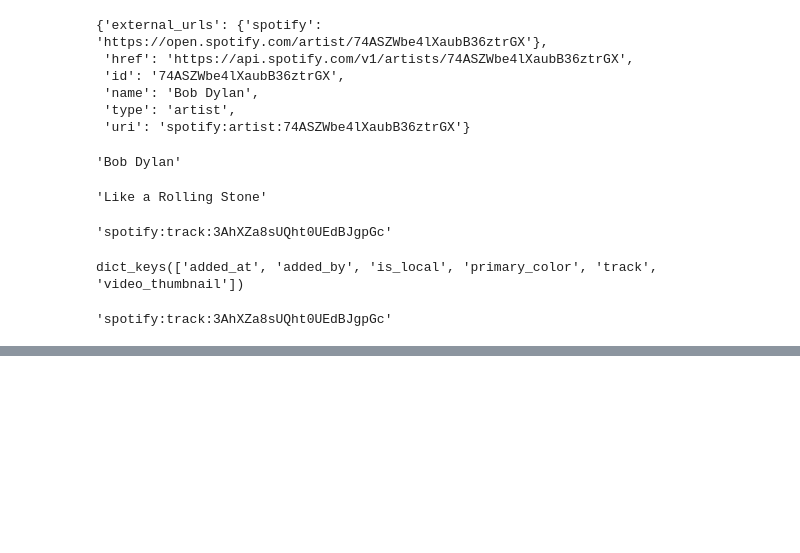
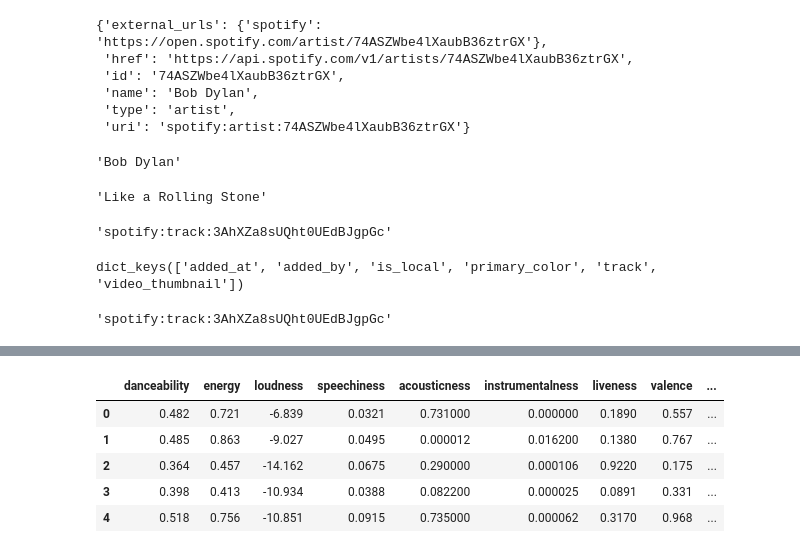
Before and after one commit to oshi90-max/lab-web-scraping-multiple-pages, a Jupyter notebook: song recommender lab.ipynb, the cells around one changed output, grey strips where cells are left out. Saved outputs shown, nothing was run; the diff lists cells and outputs as text; code cells hidden in the pictures; blank space fills up the shorter version.

```diff
--- a/song recommender lab.ipynb
+++ b/song recommender lab.ipynb
@@ -334,0 +328,9 @@ clusters.sum()
+# %%
+audio_features.head()
+# %% [output]
+|  | danceability | energy | loudness | speechiness | acousticness | instrumentalness | liveness | valence | ... |
+| 0 | 0.482 | 0.721 | -6.839 | 0.0321 | 0.731000 | 0.000000 | 0.1890 | 0.557 | ... |
+| 1 | 0.485 | 0.863 | -9.027 | 0.0495 | 0.000012 | 0.016200 | 0.1380 | 0.767 | ... |
+| 2 | 0.364 | 0.457 | -14.162 | 0.0675 | 0.290000 | 0.000106 | 0.9220 | 0.175 | ... |
+| 3 | 0.398 | 0.413 | -10.934 | 0.0388 | 0.082200 | 0.000025 | 0.0891 | 0.331 | ... |
+| 4 | 0.518 | 0.756 | -10.851 | 0.0915 | 0.735000 | 0.000062 | 0.3170 | 0.968 | ... |
```
Also changed, not shown: parts of 66 cells of this notebook.
